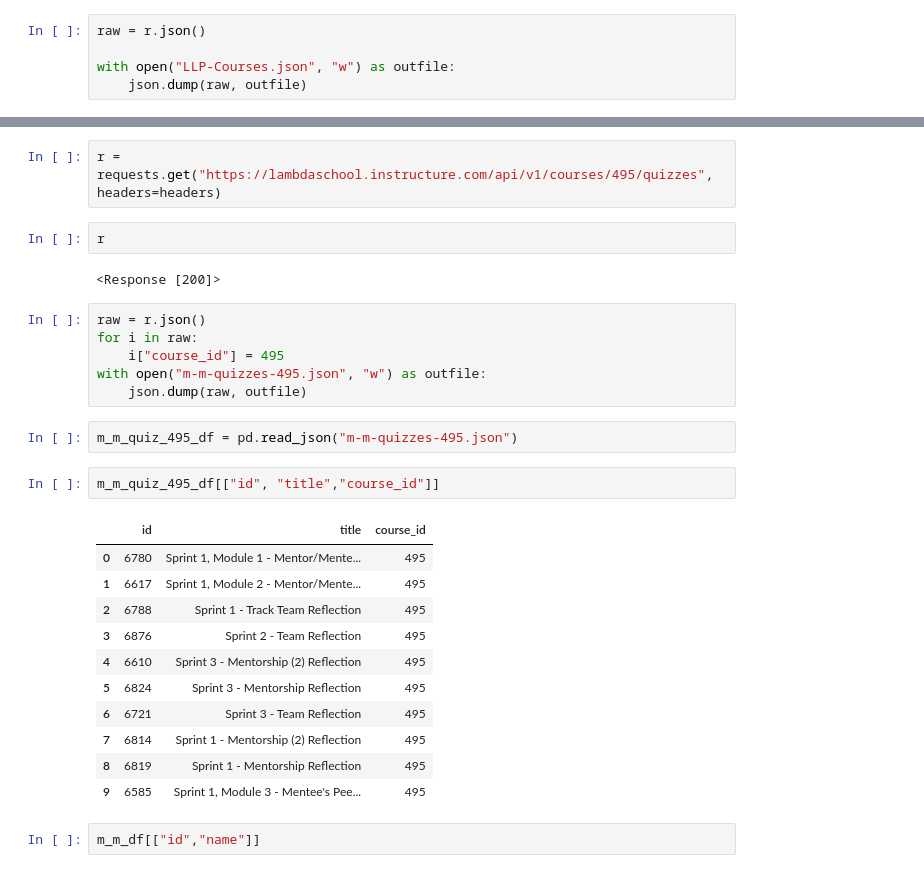
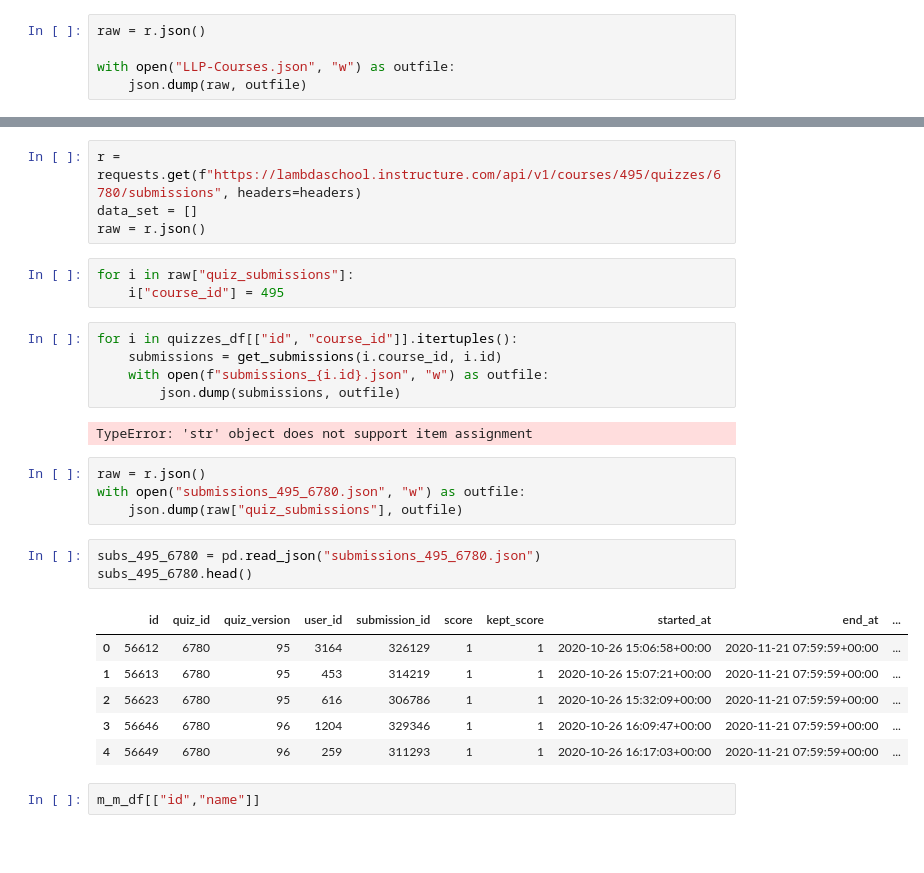
Before and after one commit to GwenStacey/Canvas-Data, a Jupyter notebook: canvas_data/m-m.ipynb, the cells around one changed output, grey strips where cells are left out. Drawn from its saved outputs; the diff is of its cells as text; blank space fills up the shorter version.

Commit message:
updates to loops for getting submission data

```diff
--- a/canvas_data/m-m.ipynb
+++ b/canvas_data/m-m.ipynb
@@ -50,31 +120,31 @@ llp_courses_df
 # %%
-r = requests.get("https://lambdaschool.instructure.com/api/v1/courses/495/quizzes", headers=headers)
+r = requests.get(f"https://lambdaschool.instructure.com/api/v1/courses/495/quizzes/6780/submissions", headers=headers)
+data_set = []
+raw = r.json()
-# %%
-r
-# %% [output]
-<Response [200]>
+# %%
+for i in raw["quiz_submissions"]:
+    i["course_id"] = 495
+# %%
+for i in quizzes_df[["id", "course_id"]].itertuples():
+    submissions = get_submissions(i.course_id, i.id)
+    with open(f"submissions_{i.id}.json", "w") as outfile:
+        json.dump(submissions, outfile)
+# %% [output]
+TypeError: 'str' object does not support item assignment
 # %%
 raw = r.json()
-for i in raw:
-    i["course_id"] = 495
-with open("m-m-quizzes-495.json", "w") as outfile:
-    json.dump(raw, outfile)
+with open("submissions_495_6780.json", "w") as outfile:
+    json.dump(raw["quiz_submissions"], outfile)
-# %%
-m_m_quiz_495_df = pd.read_json("m-m-quizzes-495.json")
-# %%
-m_m_quiz_495_df[["id", "title","course_id"]]
-# %% [output]
-|  | id | title | course_id |
-| 0 | 6780 | Sprint 1, Module 1 - Mentor/Mente... | 495 |
-| 1 | 6617 | Sprint 1, Module 2 - Mentor/Mente... | 495 |
-| 2 | 6788 | Sprint 1 - Track Team Reflection | 495 |
-| 3 | 6876 | Sprint 2 - Team Reflection | 495 |
-| 4 | 6610 | Sprint 3 - Mentorship (2) Reflection | 495 |
-| 5 | 6824 | Sprint 3 - Mentorship Reflection | 495 |
-| 6 | 6721 | Sprint 3 - Team Reflection | 495 |
-| 7 | 6814 | Sprint 1 - Mentorship (2) Reflection | 495 |
-| 8 | 6819 | Sprint 1 - Mentorship Reflection | 495 |
-| 9 | 6585 | Sprint 1, Module 3 - Mentee's Pee... | 495 |
+# %%
+subs_495_6780 = pd.read_json("submissions_495_6780.json")
+subs_495_6780.head()
+# %% [output]
+|  | id | quiz_id | quiz_version | user_id | submission_id | score | kept_score | started_at | end_at | ... |
+| 0 | 56612 | 6780 | 95 | 3164 | 326129 | 1 | 1 | 2020-10-26 15:06:58+00:00 | 2020-11-21 07:59:59+00:00 | ... |
+| 1 | 56613 | 6780 | 95 | 453 | 314219 | 1 | 1 | 2020-10-26 15:07:21+00:00 | 2020-11-21 07:59:59+00:00 | ... |
+| 2 | 56623 | 6780 | 95 | 616 | 306786 | 1 | 1 | 2020-10-26 15:32:09+00:00 | 2020-11-21 07:59:59+00:00 | ... |
+| 3 | 56646 | 6780 | 96 | 1204 | 329346 | 1 | 1 | 2020-10-26 16:09:47+00:00 | 2020-11-21 07:59:59+00:00 | ... |
+| 4 | 56649 | 6780 | 96 | 259 | 311293 | 1 | 1 | 2020-10-26 16:17:03+00:00 | 2020-11-21 07:59:59+00:00 | ... |
 # %%
 m_m_df[["id","name"]]
 # %% [output]
```
Also changed, not shown: parts of 8 cells of this notebook.
